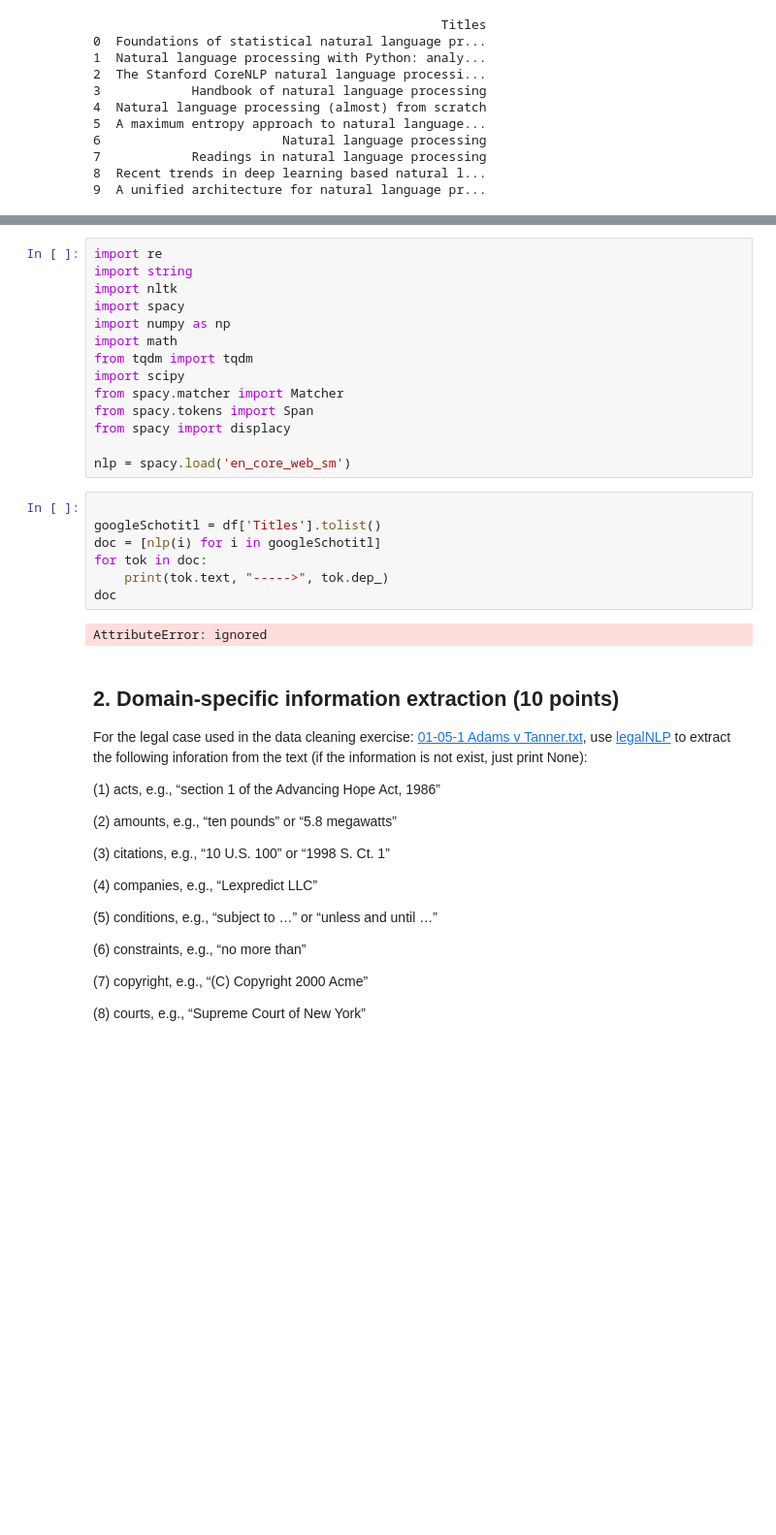
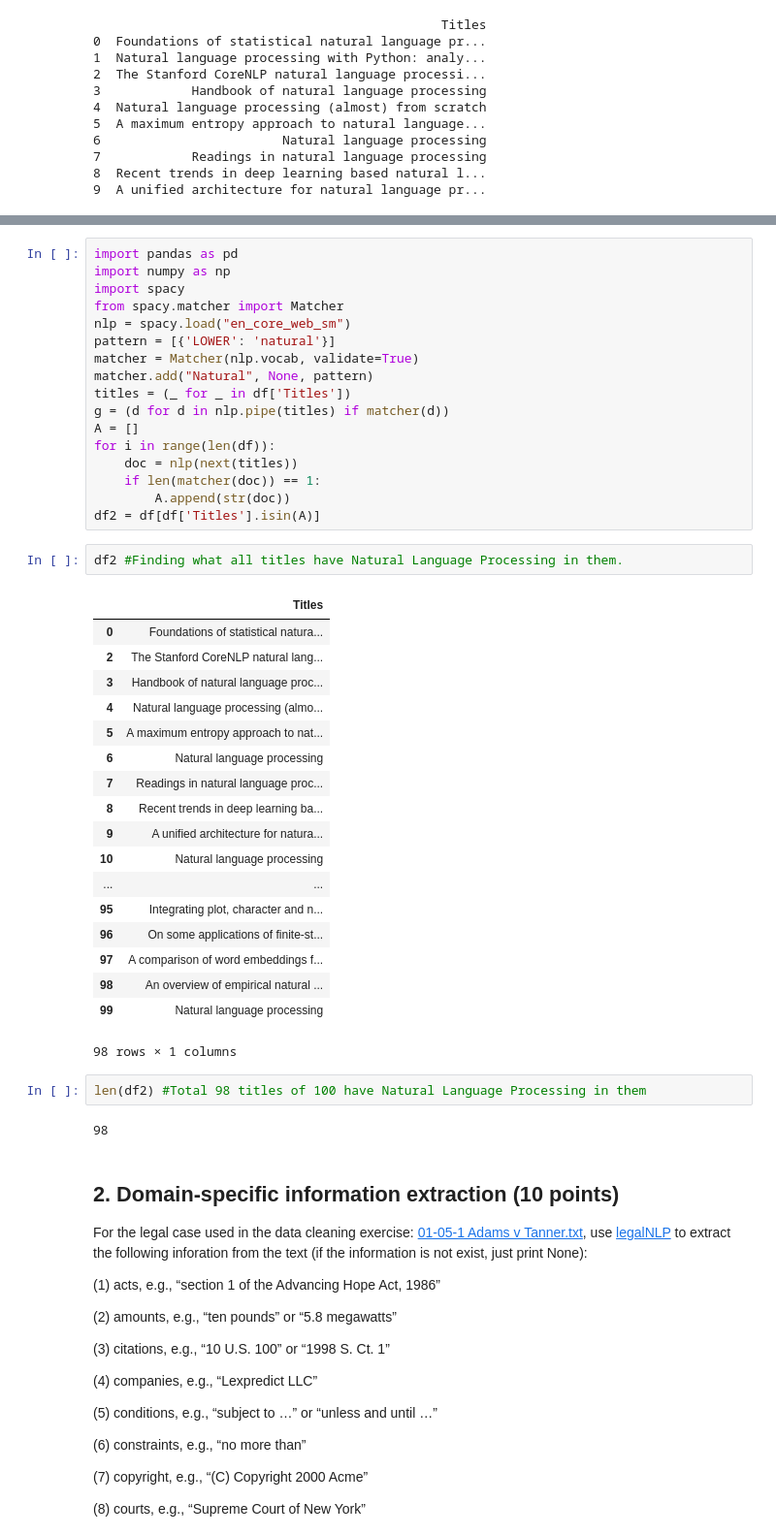
Before and after one commit to prithvikolla/Compuational_Methods_INFO5731, a Jupyter notebook: In_Class_Exersise/In_class_exercise_06.ipynb, the cells around one changed output, grey strips where cells are left out. Shown at 97% size. Drawn from its saved outputs; the diff is of its cells as text; blank space fills up the shorter version.

```diff
--- a/In_Class_Exersise/In_class_exercise_06.ipynb
+++ b/In_Class_Exersise/In_class_exercise_06.ipynb
@@ -31,26 +26,45 @@ Requirement already satisfied: numpy>=1.13.3 in /usr/local/lib/python3.6/dist-pa
-# %%
-import re
-import string
-import nltk
-import spacy
-import numpy as np
-import math
-from tqdm import tqdm
-import scipy
-from spacy.matcher import Matcher
-from spacy.tokens import Span
-from spacy import displacy
-
-nlp = spacy.load('en_core_web_sm')
-# %%
-
-googleSchotitl = df['Titles'].tolist()
-doc = [nlp(i) for i in googleSchotitl]
-for tok in doc:
-    print(tok.text, "----->", tok.dep_)
-doc
-# %% [output]
-AttributeError: ignored
+# %%
+import pandas as pd
+import numpy as np
+import spacy
+from spacy.matcher import Matcher
+nlp = spacy.load("en_core_web_sm")
+pattern = [{'LOWER': 'natural'}]
+matcher = Matcher(nlp.vocab, validate=True)
+matcher.add("Natural", None, pattern)
+titles = (_ for _ in df['Titles'])
+g = (d for d in nlp.pipe(titles) if matcher(d))
+A = []
+for i in range(len(df)):
+    doc = nlp(next(titles))
+    if len(matcher(doc)) == 1:
+        A.append(str(doc))
+df2 = df[df['Titles'].isin(A)]
+# %%
+df2 #Finding what all titles have Natural Language Processing in them.
+# %% [output]
+|  | Titles |
+| 0 | Foundations of statistical natura... |
+| 2 | The Stanford CoreNLP natural lang... |
+| 3 | Handbook of natural language proc... |
+| 4 | Natural language processing (almo... |
+| 5 | A maximum entropy approach to nat... |
+| 6 | Natural language processing |
+| 7 | Readings in natural language proc... |
+| 8 | Recent trends in deep learning ba... |
+| 9 | A unified architecture for natura... |
+| 10 | Natural language processing |
+| ... | ... |
+| 95 | Integrating plot, character and n... |
+| 96 | On some applications of finite-st... |
+| 97 | A comparison of word embeddings f... |
+| 98 | An overview of empirical natural ... |
+| 99 | Natural language processing |
+98 rows × 1 columns
+# %%
+len(df2) #Total 98 titles of 100 have Natural Language Processing in them
+# %% [output]
+98
 # %% [markdown]
 ## **2. Domain-specific information extraction (10 points)**
 
```
Also changed, not shown: parts of 23 cells of this notebook, 1 other file.
